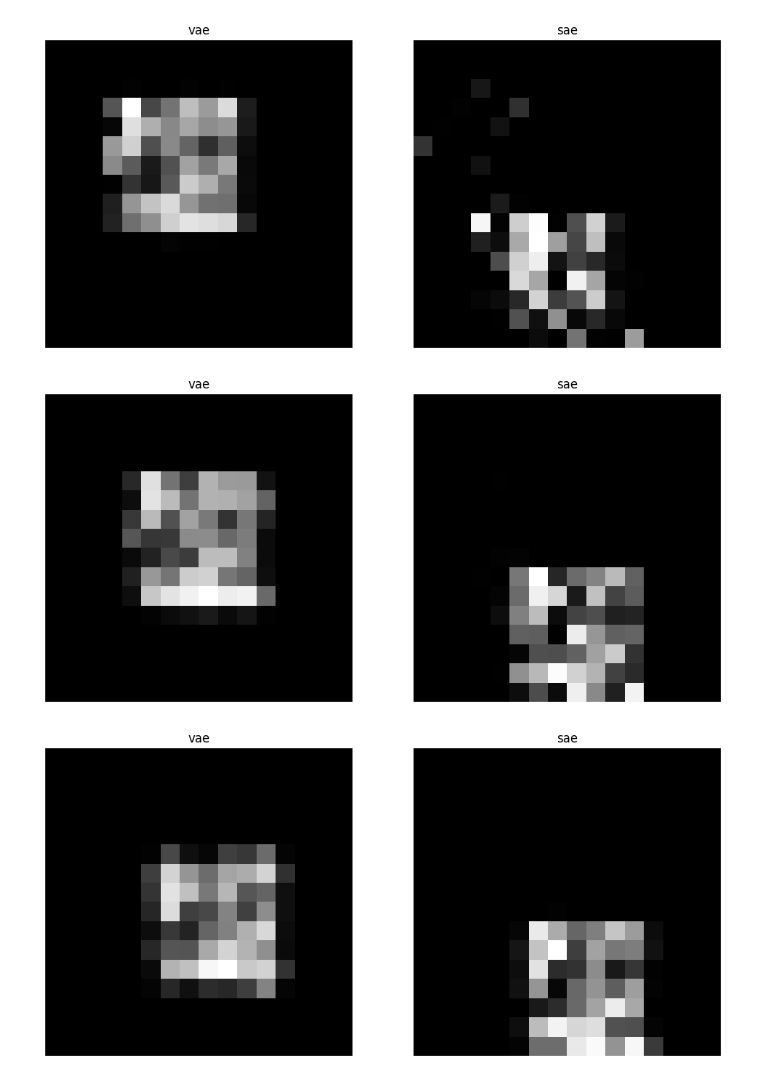
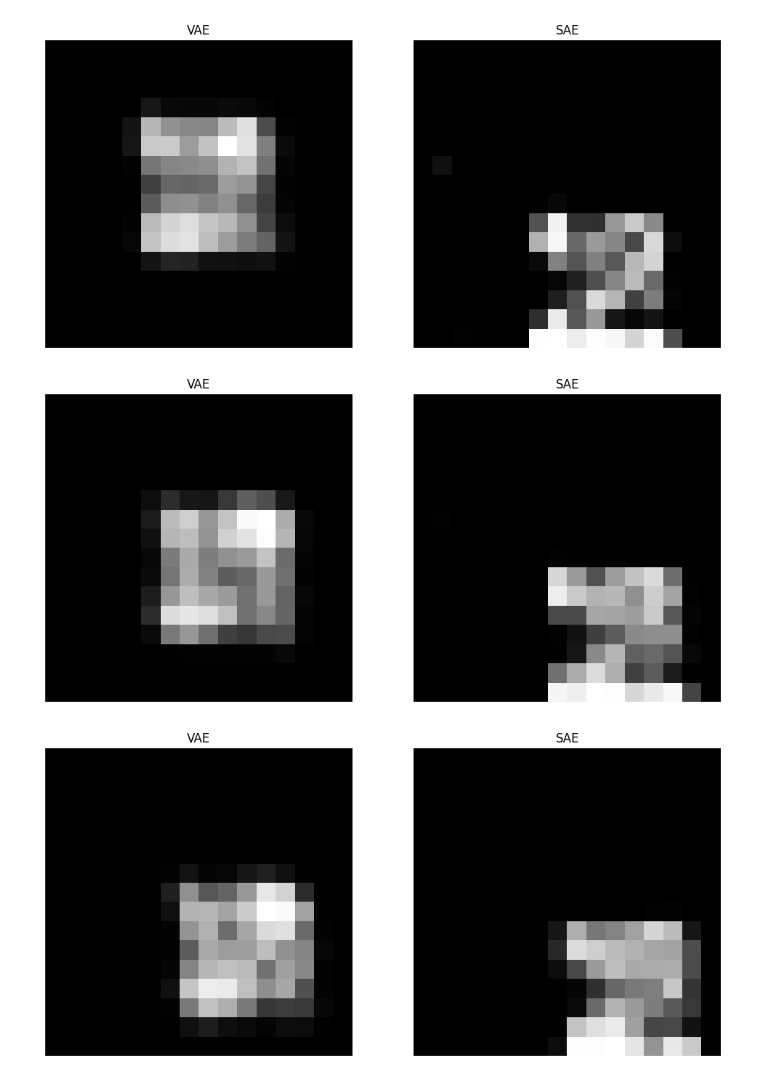
Before and after one commit to MattiGiamatti/vae, a Jupyter notebook: vae.ipynb, the cells around one changed output. Drawn from its saved outputs; the diff is of its cells as text; code cells hidden in the pictures.

```diff
--- a/vae.ipynb
+++ b/vae.ipynb
@@ -140,8 +128,7 @@ class StandardEncoder(torch.nn.Module):
 
         self.fc0 = torch.nn.Linear(input_dimension, hidden_dimension)
         self.fc1 = torch.nn.Linear(hidden_dimension, hidden_dimension)
-        self.fc2 = torch.nn.Linear(hidden_dimension, hidden_dimension)
-        #self.mean = torch.nn.Linear(hidden_dimension, latent_dimension)
+
         self.lat = torch.nn.Linear(hidden_dimension, latent_dimension)
 
         self.lrelu = torch.nn.LeakyReLU(0.2)
@@ -151,26 +138,16 @@ class StandardEncoder(torch.nn.Module):
         t = self.lrelu(t)
         t = self.fc1(t)
         t = self.lrelu(t)
-        t = self.fc2(t)
-        t = self.lrelu(t)
         lat = self.lat(t)
 
         return lat
 
 
-
 class VariationalEncoder(StandardEncoder):
     def __init__(self, input_dimension: int, hidden_dimension: int, latent_dimension: int):
         super(VariationalEncoder, self).__init__(input_dimension=input_dimension, hidden_dimension=hidden_dimension, latent_dimension=latent_dimension)
-        #self.input_dimension = input_dimension
-        #self.hidden_dimension = hidden_dimension
-        #self.latent_dimension = latent_dimension
 
-        #self.fc0 = torch.nn.Linear(input_dimension, hidden_dimension)
-        #self.mean = torch.nn.Linear(hidden_dimension, latent_dimension)
         self.var = torch.nn.Linear(hidden_dimension, latent_dimension)
-
-        #self.lrelu = torch.nn.LeakyReLU(0.2)
 
     def forward(self, data):
         t = self.fc0(data)
@@ -194,9 +171,7 @@ class Decoder(torch.nn.Module):
 
         self.fc0 = torch.nn.Linear(latent_dimension, hidden_dimension)
         self.fc1 = torch.nn.Linear(hidden_dimension, hidden_dimension)
-        self.fc2 = torch.nn.Linear(hidden_dimension, hidden_dimension)
 
-        #self.fc1 = torch.nn.Linear(hidden_dimension, hidden_dimension)
         self.output = torch.nn.Linear(hidden_dimension, output_dimension)
 
         self.lrelu = torch.nn.LeakyReLU(0.2)
@@ -206,8 +181,6 @@ class Decoder(torch.nn.Module):
         t = self.lrelu(t)
         t = self.fc1(t)
         t = self.lrelu(t)
-        t = self.fc2(t)
-        t = self.lrelu(t)
 
         t = torch.sigmoid(self.output(t))
 
@@ -401,4 +352,7 @@ tensor([[-1.1235,  0.3994],
 # %%
+# Use both autoencoders to find the latent representation of objects in upper left and bottom right corners. Do a linear interpolation and visualize
+# the decoder reconstruction output.
+
 np.set_printoptions(suppress=True, floatmode='fixed')
 
 n_points = 10
@@ -423,14 +377,6 @@ batch_vae_br, mean_br, variance_br, lat_vae_br = vae(batch_br);
 batch_sae_tl, lat_sae_tl = sae(batch_tl);
 batch_sae_br, lat_sae_br = sae(batch_br);
 
-get_mean(lat_vae_tl)
-
-interpolated_points = linear_tensor_interpolation((lat_vae_tl, lat_vae_br), n_points)
-print("test")
-print(lat_vae_tl.cpu().detach().numpy())
-print(lat_vae_br.cpu().detach().numpy())
-print(interpolated_points.cpu().detach().numpy())
-
 vae_decoder = vae.get_decoder()
 sae_decoder = sae.get_decoder()
 
@@ -439,7 +385,6 @@ im_vae = im_vae.view(n_points, image_size[0], image_size[1])
 
 im_sae = sae_decoder(linear_tensor_interpolation((lat_sae_tl, lat_sae_br), n_points));
 im_sae = im_sae.view(n_points, image_size[0], image_size[1])
-
 
 
 for x in range(n_points):
@@ -454,14 +399,10 @@ for x in range(n_points):
     plt.subplot(1,2,1)
     plt.imshow(imv, cmap='gray')
     plt.axis('off')
-    plt.title('vae')
+    plt.title('VAE')
 
     plt.subplot(1,2,2)
     plt.imshow(ims, cmap='gray')
     plt.axis('off')
-    plt.title('sae')
-
-
-#print(lat_vae_tl.cpu().detach().numpy())
-#print(lat_vae_br.cpu().detach().numpy())
+    plt.title('SAE')
 # %% [output]
@@ -489,3 +413,3 @@ test
-[figure, old version]
+[figure, new version]
-[figure, old version]
+[figure, new version]
-[figure, old version]
+[figure, new version]
```
Also changed, not shown: parts of 6 cells of this notebook.
